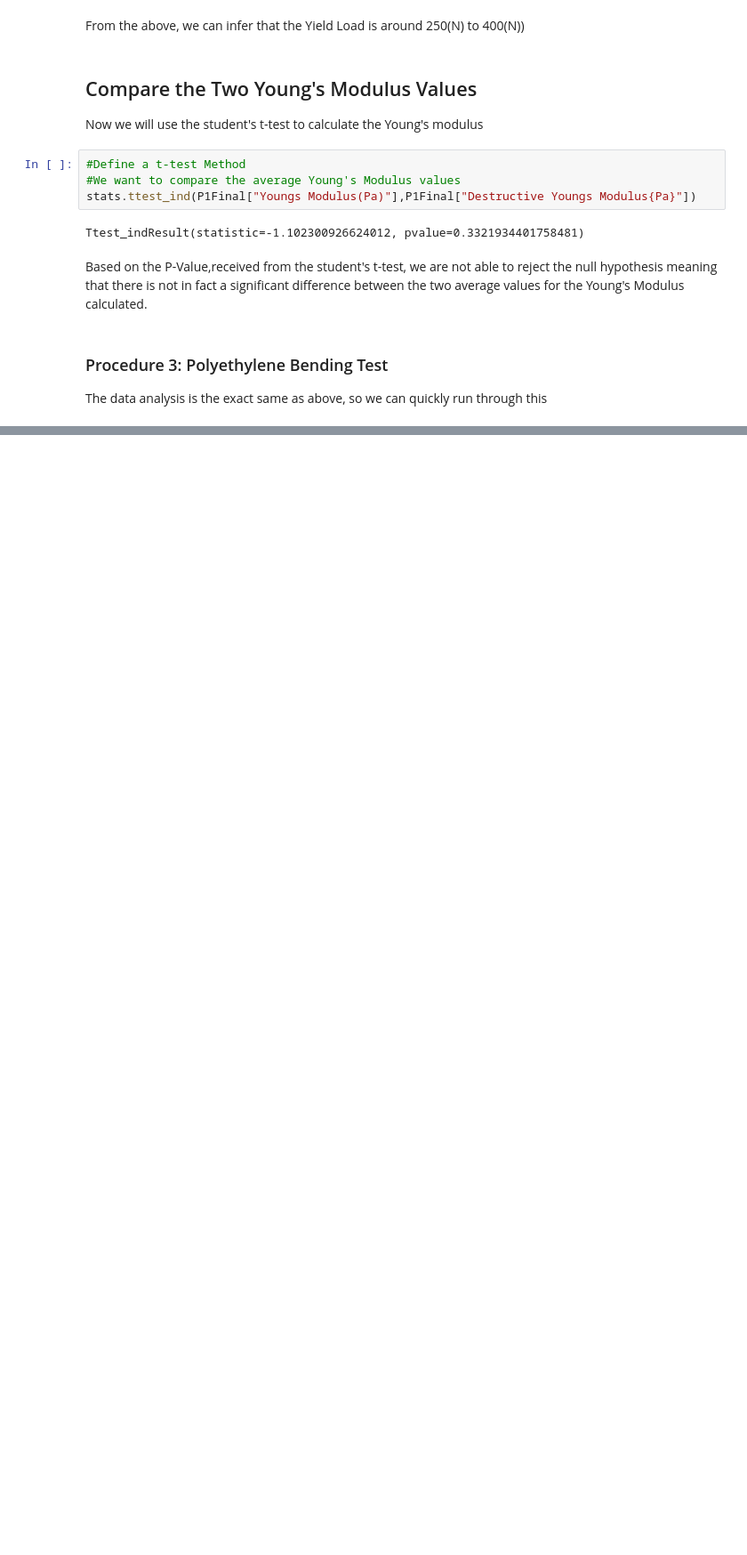
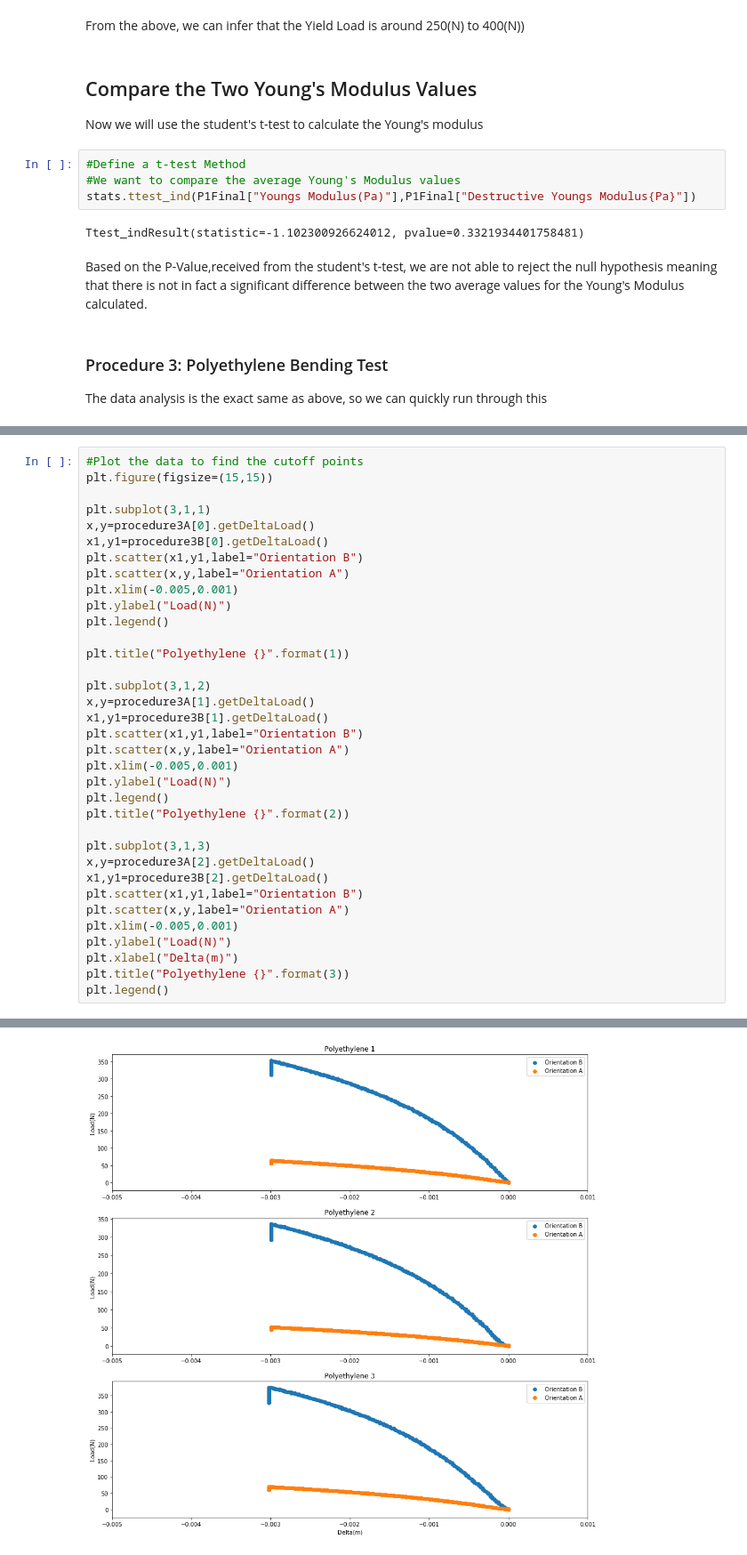
Before and after one commit to adithyas98/BiomechancialTesting, a Jupyter notebook: Biomechanical Testing Data Analysis.ipynb, the cells around one changed output, grey strips where cells are left out. Shown: that part at 89% size. Cells and saved outputs as stored; diff of their text form; blank space fills up the shorter version.

```diff
--- a/Biomechanical Testing Data Analysis.ipynb
+++ b/Biomechanical Testing Data Analysis.ipynb
@@ -195,0 +318,36 @@ The data analysis is the exact same as above, so we can quickly run through this
+# %%
+#Plot the data to find the cutoff points
+plt.figure(figsize=(15,15))
+
+plt.subplot(3,1,1)
+x,y=procedure3A[0].getDeltaLoad()
+x1,y1=procedure3B[0].getDeltaLoad()
+plt.scatter(x1,y1,label="Orientation B")
+plt.scatter(x,y,label="Orientation A")
+plt.xlim(-0.005,0.001)
+plt.ylabel("Load(N)")
+plt.legend()
+
+plt.title("Polyethylene {}".format(1))
+
+plt.subplot(3,1,2)
+x,y=procedure3A[1].getDeltaLoad()
+x1,y1=procedure3B[1].getDeltaLoad()
+plt.scatter(x1,y1,label="Orientation B")
+plt.scatter(x,y,label="Orientation A")
+plt.xlim(-0.005,0.001)
+plt.ylabel("Load(N)")
+plt.legend()
+plt.title("Polyethylene {}".format(2))
+
+plt.subplot(3,1,3)
+x,y=procedure3A[2].getDeltaLoad()
+x1,y1=procedure3B[2].getDeltaLoad()
+plt.scatter(x1,y1,label="Orientation B")
+plt.scatter(x,y,label="Orientation A")
+plt.xlim(-0.005,0.001)
+plt.ylabel("Load(N)")
+plt.xlabel("Delta(m)")
+plt.title("Polyethylene {}".format(3))
+plt.legend()
+# %% [output]
@@ -195,0 +355 @@ The data analysis is the exact same as above, so we can quickly run through this
+[figure, added]
```
Also changed, not shown: parts of 13 cells of this notebook, 6 other files.
